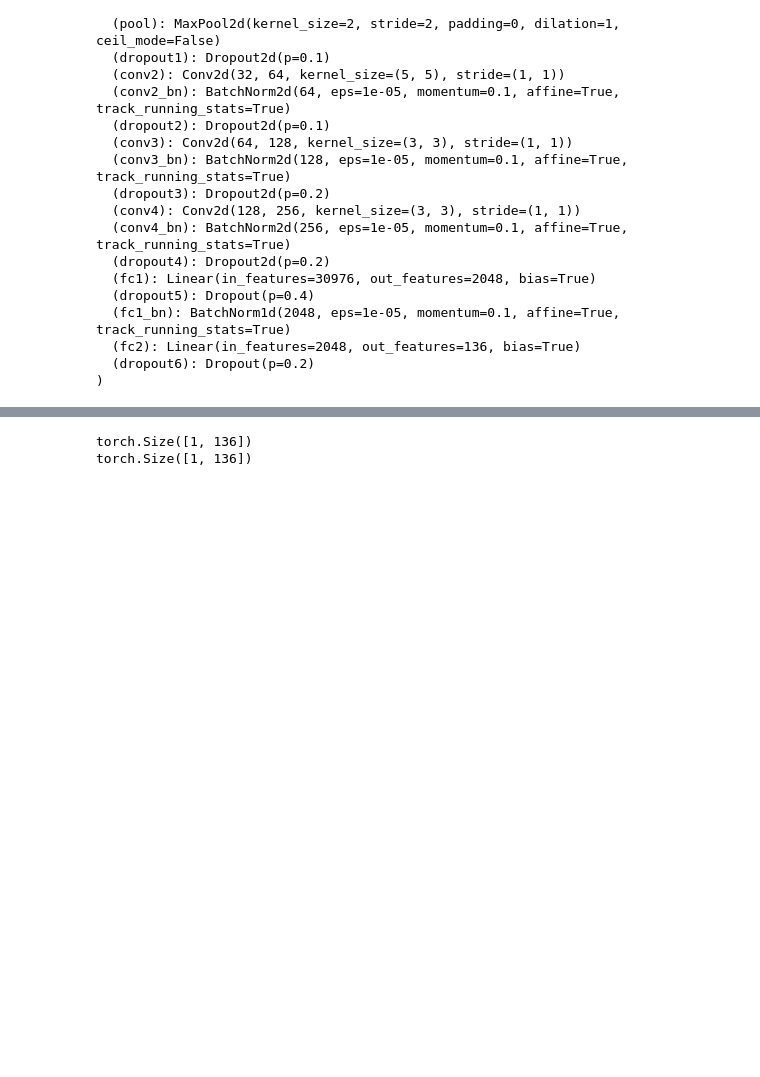
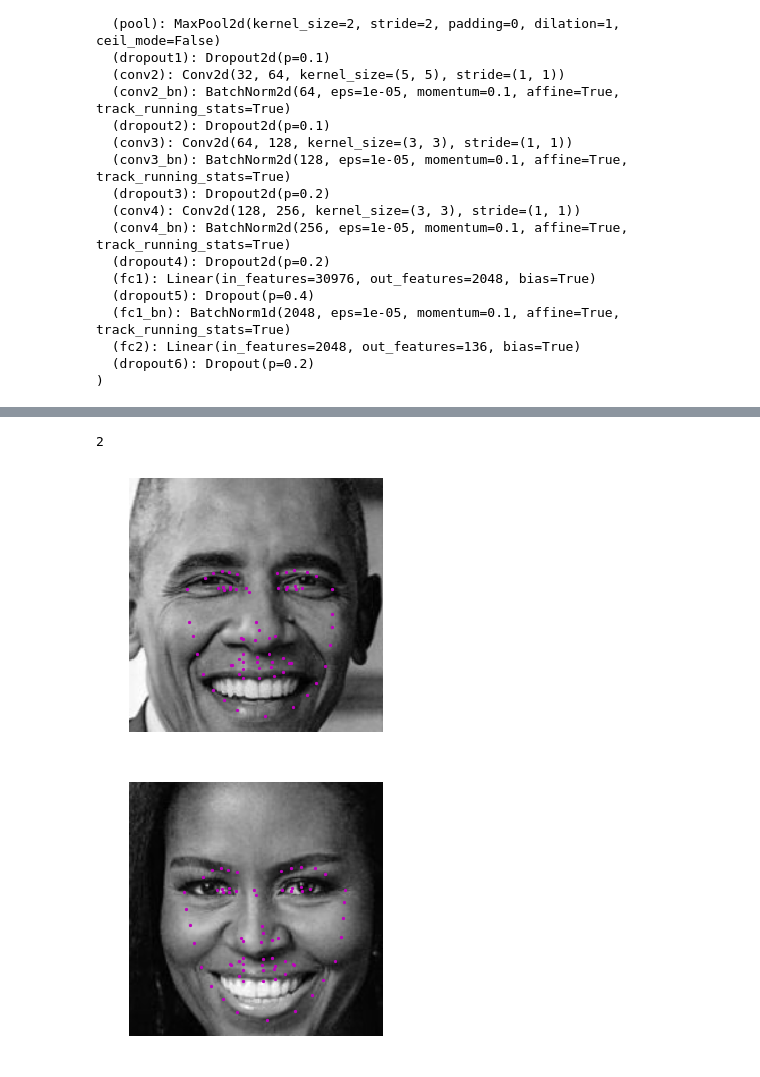
Before and after one commit to lb5160482/cvnd_P1_Facial_Keypoints, a Jupyter notebook: 3. Facial Keypoint Detection, Complete Pipeline.ipynb, the cells around one changed output, grey strips where cells are left out. Saved outputs shown, nothing was run; the diff lists cells and outputs as text; code cells hidden in the pictures; blank space fills up the shorter version.

```diff
--- a/3. Facial Keypoint Detection, Complete Pipeline.ipynb
+++ b/3. Facial Keypoint Detection, Complete Pipeline.ipynb
@@ -51,7 +51,7 @@ face_cascade = cv2.CascadeClassifier('detector_architectures/haarcascade_frontal
 # run the detector
 # the output here is an array of detections; the corners of each detection box
 # if necessary, modify these parameters until you successfully identify every face in a given image
-faces = face_cascade.detectMultiScale(image, 1.2, 2)
+faces = face_cascade.detectMultiScale(image, 1.1,8)
 
 # make a copy of the original image to plot detections on
 image_with_detections = image.copy()
@@ -131,6 +133,8 @@ After each face has been appropriately converted into an input Tensor for your n
 # %%
 image_copy = np.copy(image)
 
+all_faces = []
+all_predicts = []
 # loop over the detected faces from your haar cascade
 for (x,y,w,h) in faces:
 
@@ -143,6 +147,7 @@ for (x,y,w,h) in faces:
     gray=  gray/255.0
     ## TODO: Rescale the detected face to be the expected square size for your CNN (224x224, suggested)
     gray = cv2.resize(gray,(224,224))
+    all_faces.append(gray)
 
     gray_torch = torch.from_numpy(gray)
     ## TODO: Reshape the numpy image shape (H x W x C) into a torch image shape (C x H x W)
@@ -155,9 +160,60 @@ for (x,y,w,h) in faces:
     ## perform a forward pass to get the predicted facial keypoints
     gray_torch  = gray_torch.type( torch.FloatTensor)
     predicted_pts = net(gray_torch)
-    print(predicted_pts.size())
+    predicted_pts = predicted_pts.view(predicted_pts.size()[0], 68, -1)
 
-    ## TODO: Display each detected face and the corresponding keypoints
+    all_predicts.append(predicted_pts)
+
+#     predicted_pts = predicted_pts.data.cpu().numpy()
+#     predicted_pts = predicted_pts.data.detach().numpy()
+#     predicted_pts = predicted_pts*50.0+100
+
+# #     ## TODO: Display each detected face and the corresponding keypoints
+#     plt.figure(figsize=(10,5))
+#     plt.imshow(gray,cmap='gray')
+#     print(predicted_pts[0].shape)
+#     x = predicted_pts[0][: 0]
+#     y = predicted_pts[0][:,1]
+#     plt.scatter(x,y,s=20, marker='.', c='m')
-# %% [output]
-torch.Size([1, 136])
-torch.Size([1, 136])
+# %%
+def show_all_keypoints(image, predicted_key_pts,):
+    """Show image with predicted keypoints"""
+    # image is grayscale
+    plt.imshow(image, cmap='gray')
+    plt.scatter(predicted_key_pts[:, 0], predicted_key_pts[:, 1], s=20, marker='.', c='m')
+# %%
+len(all_faces)
+# %% [output]
+2
+# %%
+# visualize the output
+# by default this shows a batch of 10 images
+def visualize_output(test_images, test_outputs, gt_pts=None, batch_size=10):
+
+    for i in range(len(test_images)):
+        plt.figure(figsize=(10,10))
+        ax = plt.subplot(1,len(test_images) , i+1)
+
+        # un-transform the predicted key_pts data
+        predicted_key_pts = test_outputs[i].data
+#         predicted_key_pts = predicted_key_pts.numpy()
+        if (torch.cuda.is_available()):
+            predicted_key_pts = predicted_key_pts.cpu().numpy()   # use cuda
+        else:
+            predicted_key_pts = predicted_key_pts.numpy()
+        # undo normalization of keypoints
+        predicted_key_pts = predicted_key_pts*50.0+100
+
+        # call show_all_keypoints
+        show_all_keypoints(np.squeeze(all_faces[i]), predicted_key_pts[0])
+
+        plt.axis('off')
+
+
+    plt.show()
+
+# call it
+visualize_output(all_faces, all_predicts)
+# %% [output]
+[figure, added]
+[figure, added]
```
Also changed, not shown: parts of 1 cell of this notebook.
